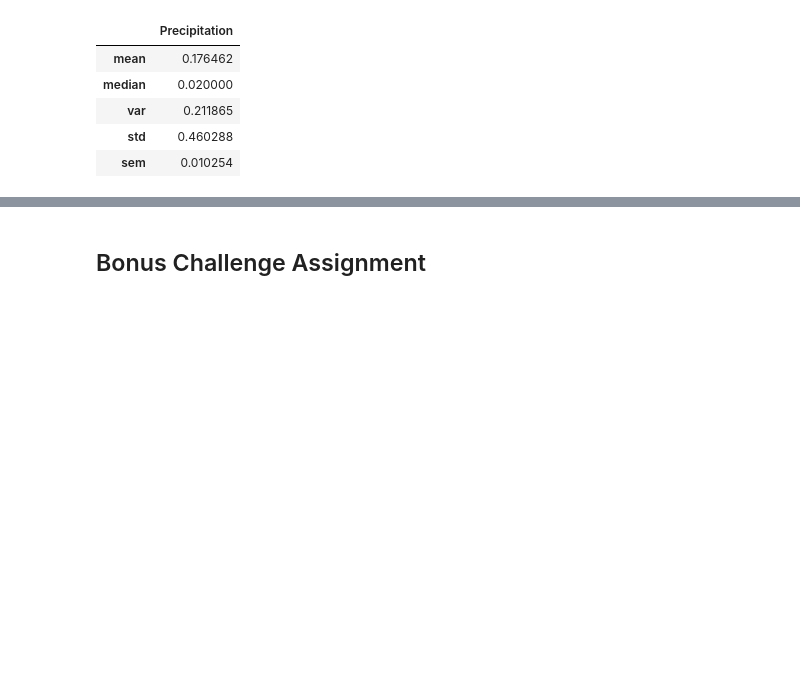
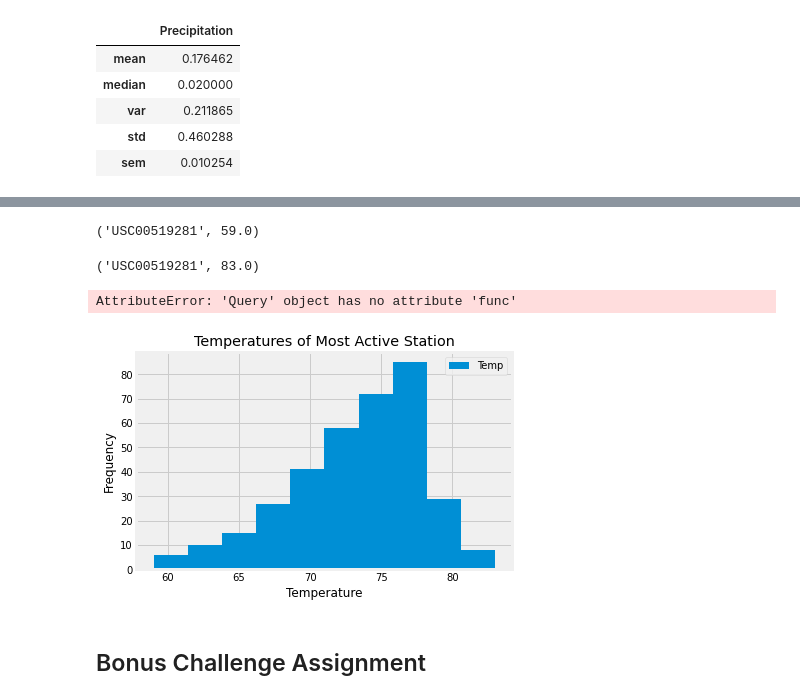
Before and after one commit to kwelter23/sqlalchemy, a Jupyter notebook: climate_starter.ipynb, the cells around one changed output, grey strips where cells are left out. Saved outputs shown, nothing was run; the diff lists cells and outputs as text; code cells hidden in the pictures; blank space fills up the shorter version.

Commit message:
finished histogram

```diff
--- a/climate_starter.ipynb
+++ b/climate_starter.ipynb
@@ -156,0 +174,9 @@ session.query(func.count(distinct(Measurement.station))).filter(func.strftime(Me
+# %%
+#Filter by the station with the highest number of observations.
+sel = [Measurement.station,
+       Measurement.tobs]
+most_observed_temps = session.query(*sel).\
+    filter(Measurement.station == 'USC00519281').\
+    filter(func.strftime(Measurement.date) > '2016-08-23').\
+       order_by(Measurement.date).all()
+most_observed_temps
@@ -157,6 +201,50 @@ session.query(func.count(distinct(Measurement.station))).filter(func.strftime(Me
+# %%
+# LOWEST temperature of the most active station
+sel = [Measurement.station,
+       Measurement.tobs]
+lowest_observed_temp = session.query(*sel).\
+    filter(Measurement.station == 'USC00519281').\
+    filter(func.strftime(Measurement.date) > '2016-08-23').\
+       order_by(Measurement.tobs).first()
+lowest_observed_temp
+# %% [output]
+('USC00519281', 59.0)
+# %%
+# HIGHEST temperature of the most active station
+sel = [Measurement.station,
+       Measurement.tobs]
+highest_observed_temp = session.query(*sel).\
+    filter(Measurement.station == 'USC00519281').\
+    filter(func.strftime(Measurement.date) > '2016-08-23').\
+       order_by((Measurement.tobs).desc()).first()
+highest_observed_temp
+# %% [output]
+('USC00519281', 83.0)
+# %%
+# AVERAGE temperature of the most active station
+sel = [Measurement.tobs]
+
+average_temp = session.query(*sel).\
+        filter(Measurement.station == 'USC00519281').\
+    filter(func.strftime(Measurement.date) > '2016-08-23').\
+    func.avg(Measurement.tobs)
+# %% [output]
+AttributeError: 'Query' object has no attribute 'func'
+# %%
+most_observed_temps_df = pd.DataFrame(most_observed_temps, columns=['Station', 'Temp'])
+most_observed_temps_df.set_index('Station', inplace=True)
 # %%
-# Choose the station with the highest number of temperature observations.
 # Query the last 12 months of temperature observation data for this station and plot the results as a histogram
+most_observed_temps_df.plot.hist()
+
+plt.xlabel("Temperature")
+plt.title('Temperatures of Most Active Station')
+
+
+
+plt.show()
+# %% [output]
+[figure, added]
 # %% [markdown]
 ## Bonus Challenge Assignment
 # %%
```
Also changed, not shown: parts of 8 cells of this notebook.
